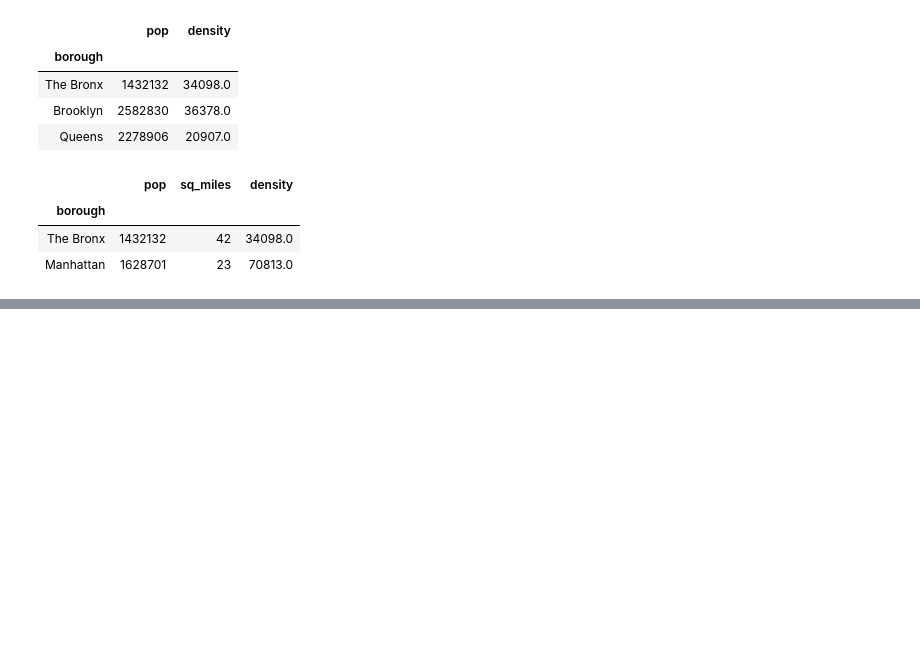
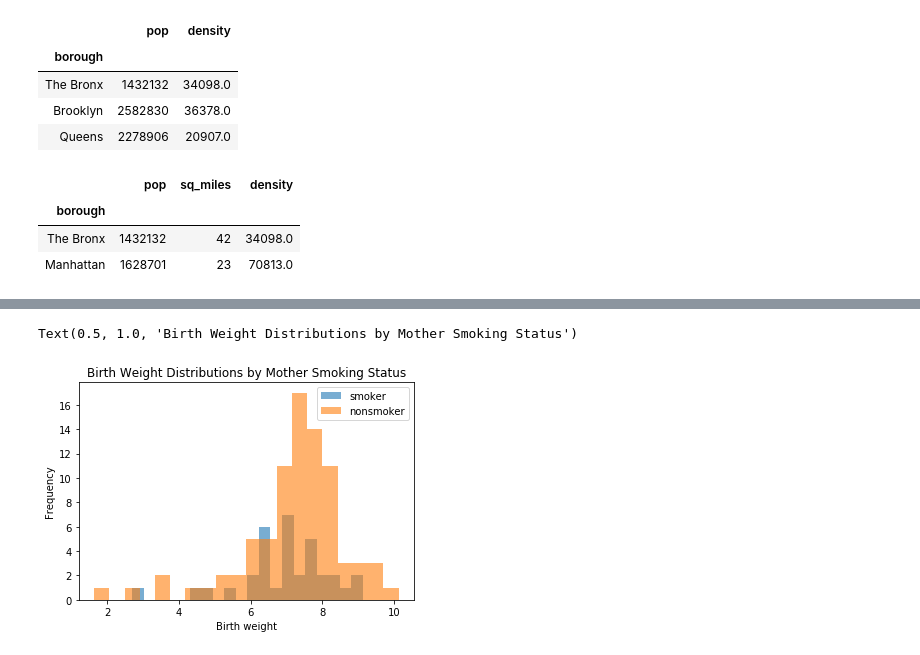
Before and after one commit to priism-center/Stats-Club-Python-Workshop, a Jupyter notebook: Intro to Numpy, Pandas, and Matplotlib.ipynb, the cells around one changed output, grey strips where cells are left out. Drawn from its saved outputs; the diff is of its cells as text; code cells hidden in the pictures; blank space fills up the shorter version.

```diff
--- a/Intro to Numpy, Pandas, and Matplotlib.ipynb
+++ b/Intro to Numpy, Pandas, and Matplotlib.ipynb
@@ -238,0 +310,12 @@ nyc[(nyc['density']>30000) & (nyc['sq_miles']<50)]
+# %%
+#restrict to just a few columns
+births_ind = births.loc[:,('smoke','premature','weight')]
+
+#make smoking status and premature status be indexes
+births_ind = births_ind.set_index(['smoke', 'premature'])
+
+#order by index name -- just makes search faster later
+births_ind = births_ind.sort_index(level = births_ind.index.names)
+
+#print result
+print(births_ind)
@@ -238,0 +361,15 @@ nyc[(nyc['density']>30000) & (nyc['sq_miles']<50)]
+# %%
+#we can also overlay two histograms as follows
+#note: alpha parameter makes the bars more or less see-through
+smokers = births_ind.loc['smoker']['weight']
+nonsmokers = births_ind.loc['nonsmoker']['weight']
+
+plt.hist(smokers, bins=20, alpha=0.6, label='smoker')
+plt.hist(nonsmokers, bins=20, alpha=0.6, label='nonsmoker')
+plt.legend(loc='upper right')
+plt.ylabel('Frequency')
+plt.xlabel('Birth weight')
+plt.title("Birth Weight Distributions by Mother Smoking Status")
+# %% [output]
+Text(0.5, 1.0, 'Birth Weight Distributions by Mother Smoking Status')
+[figure, added]
```
Also changed, not shown: parts of 18 cells of this notebook.
